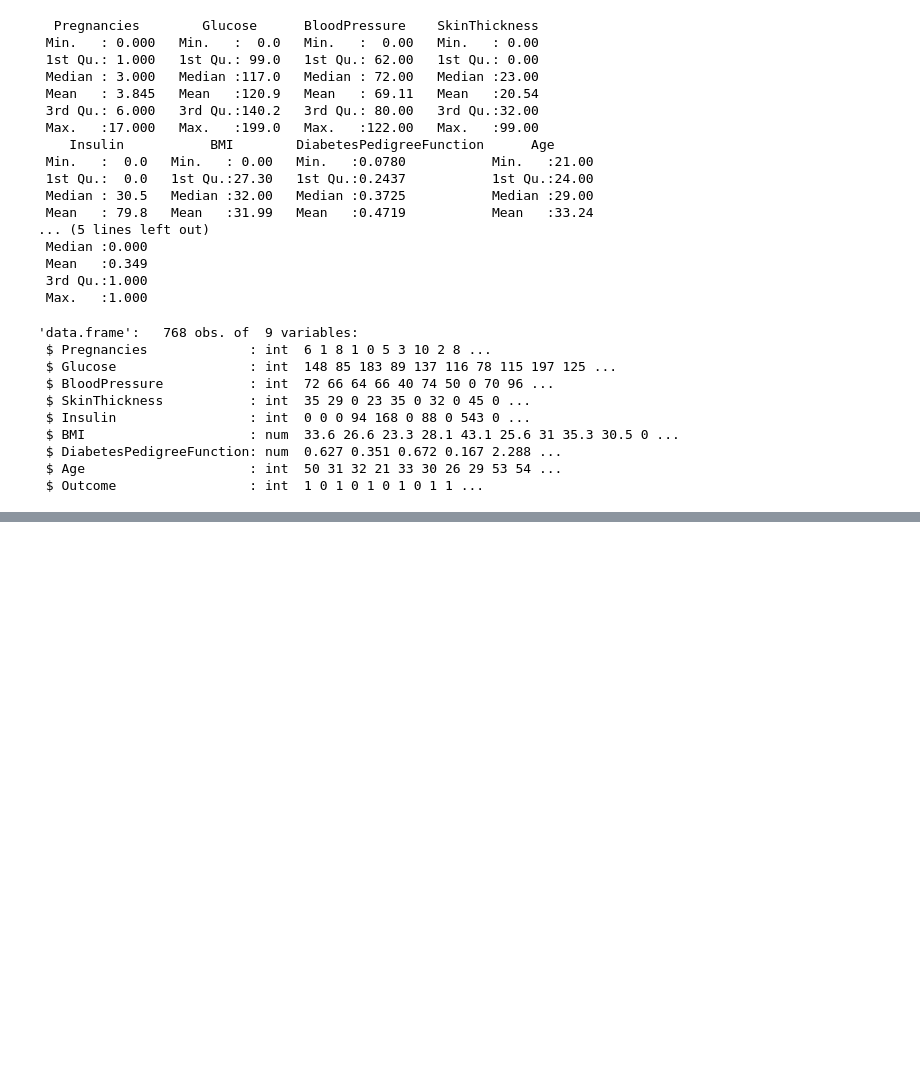
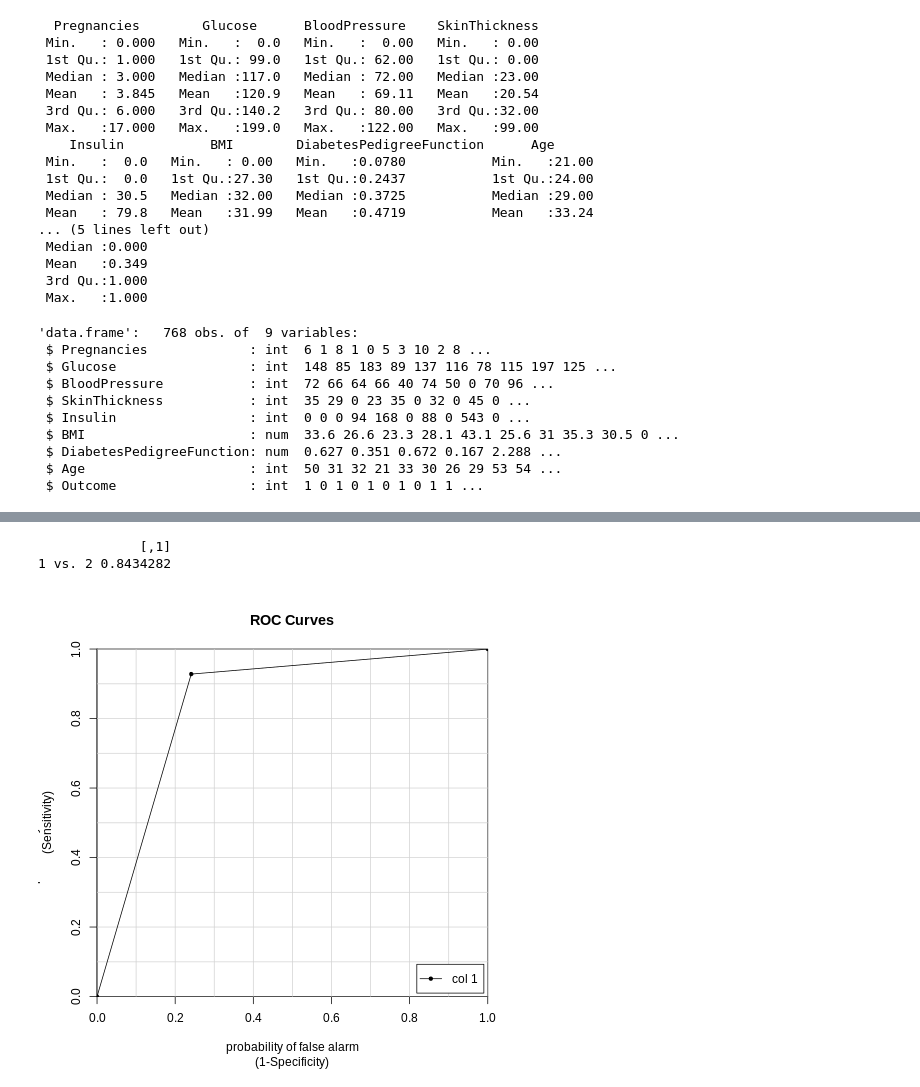
Before and after one commit to Atharva-D/Detection-and-Prediction-of-Diabetes, a Jupyter notebook: FINAL_XGBoost.ipynb, the cells around one changed output, grey strips where cells are left out. Cells and saved outputs as stored; diff of their text form; code cells hidden in the pictures; blank space fills up the shorter version.

```diff
--- a/FINAL_XGBoost.ipynb
+++ b/FINAL_XGBoost.ipynb
@@ -191,3 +265,10 @@ print(paste("Accuracy of XGBoost model is:",accuracy))
+# %%
+%%R
+caTools::colAUC(pred_new, y_test, plotROC = T)
+# %% [output]
+             [,1]
+1 vs. 2 0.8434282
+[figure, added]
 # %%
 %%R
 importanceRaw <- xgb.importance(feature_names = colnames(sparse_matrix), model = bst, data = sparse_matrix, label = y_train)
```
Also changed, not shown: parts of 9 cells of this notebook.
